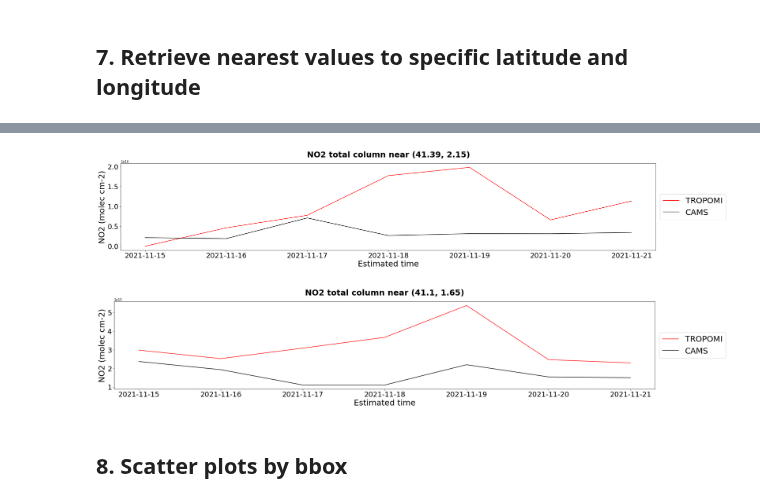
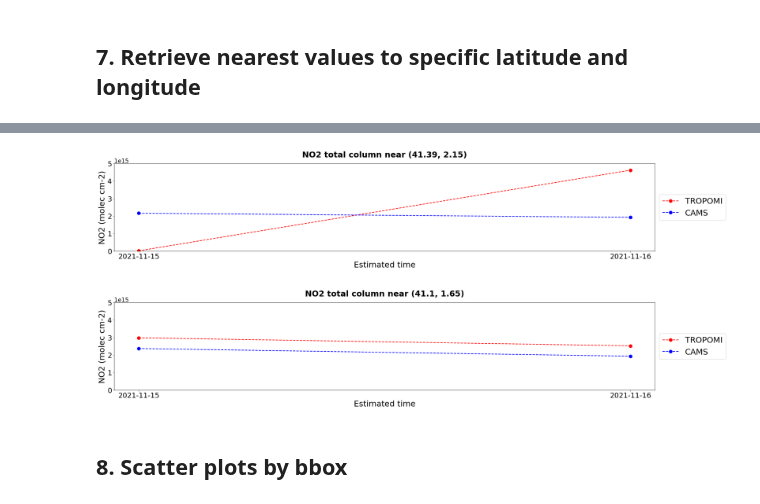
Before and after one commit to ECMWFCode4Earth/adc-toolbox, a Jupyter notebook: main_cams_tropomi_L2.ipynb, the cells around one changed output, grey strips where cells are left out. Drawn from its saved outputs; the diff is of its cells as text; code cells hidden in the pictures.

Commit message:
Add options to retrieval function / Add rel. difference

```diff
--- a/main_cams_tropomi_L2.ipynb
+++ b/main_cams_tropomi_L2.ipynb
@@ -59,7 +56,7 @@ warnings.filterwarnings('ignore', category = UserWarning, module='cartopy')
 # %% [markdown]
 ## 1. Define datasets
 # %%
-# Define component
+# Define component (NO2, CO, O3 or SO2)
 component_nom = 'NO2'
 
 # Define model
@@ -73,7 +70,7 @@ apply_kernels = True
 
 # Define search period
 start_date = '2021-11-15'
-end_date = '2021-11-21'
+end_date = '2021-11-16'
 
 # Define extent
 lon_min = 1.5
@@ -316,9 +280,8 @@ Coordinates:
 # %% [markdown]
 ## 4. Match data (and apply averaging kernels)
 # %%
-match_table = generate_match_table(sensor_ds, model_ds, bbox,
-                                   sensor, component_nom, apply_kernels)
-match_table
+match_df = generate_match_df(sensor_ds, model_ds, bbox, sensor, component_nom, apply_kernels)
+match_df
 # %% [output]
 APPLICATION OF AVERAGING KERNELS
 For the application of the averaging kernels, it is necessary to calculate:
@@ -354,6 +313,6 @@ WARNING: The application of averaging kernels will take some time.
 # %% [markdown]
 ## 5. Merge data and calculate difference
 # %%
-merge_table = generate_merge_table(match_table, sensor_ds, model_ds, sensor, apply_kernels)
-merge_table
+merge_df = generate_merge_df(match_df, sensor_ds, model_ds, sensor, apply_kernels)
+merge_df
 # %% [output]
@@ -457,8 +408,11 @@ visualize_model_original_vs_calculated(model, component_nom,units, merge_table,
 # %%
 coords_search_list = (41.39, 2.15,
                       41.1, 1.65)
-retrieval_table_all =  retrieve_coords(merge_table.dropna(), coords_search_list, component_nom,
-                                       sensor, model, plot_dates, units)
+ymin = 0
+ymax = 5*10**15
+xticks = plot_dates
+retrieval_table_all =  retrieve_coords(merge_df.dropna(), coords_search_list, component_nom,
+                                       sensor, model, plot_dates, units, ymin, ymax, xticks)
 retrieval_table_all
 # %% [output]
 |  |  |  |  |  | scanline | ground_pixel | model_column | sensor_column | ... |
@@ -480,5 +424,5 @@ retrieval_table_all
-[figure, old version]
+[figure, new version]
-[figure, old version]
+[figure, new version]
 # %% [markdown]
 ## 8. Scatter plots by bbox
 # %%
```
Also changed, not shown: parts of 20 cells of this notebook, 6 other files.
